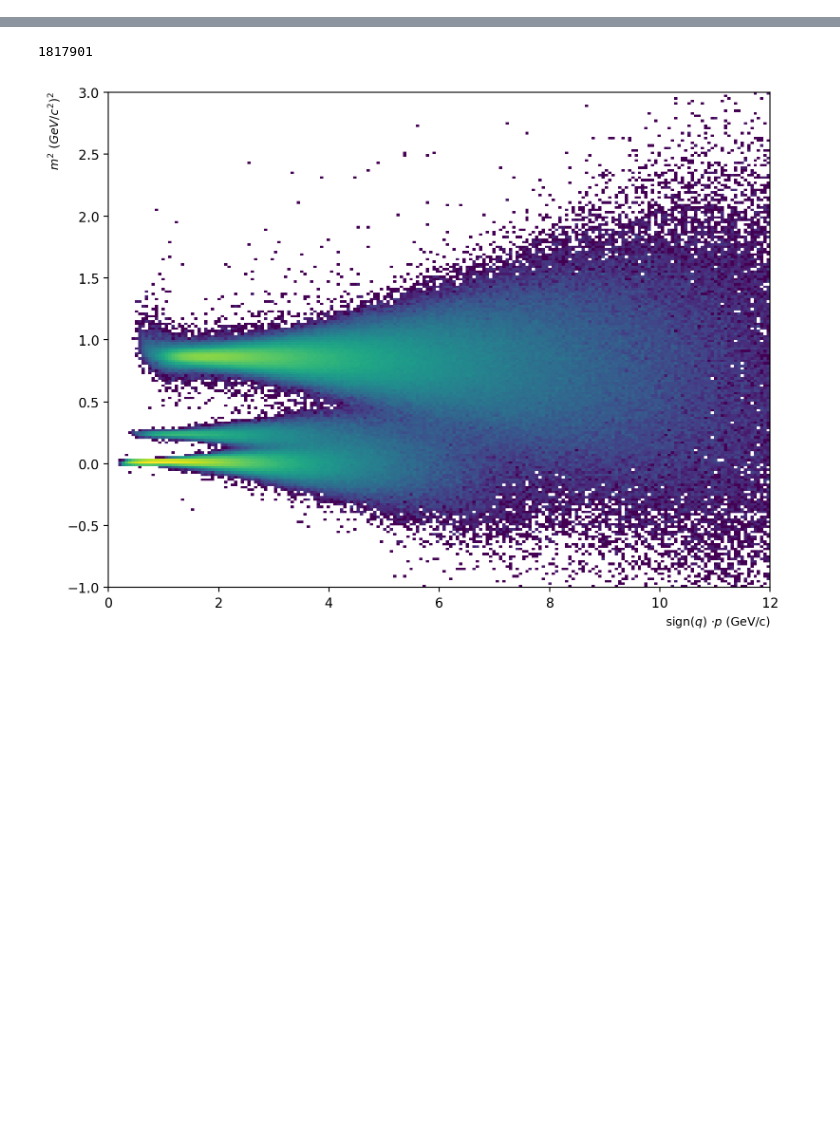
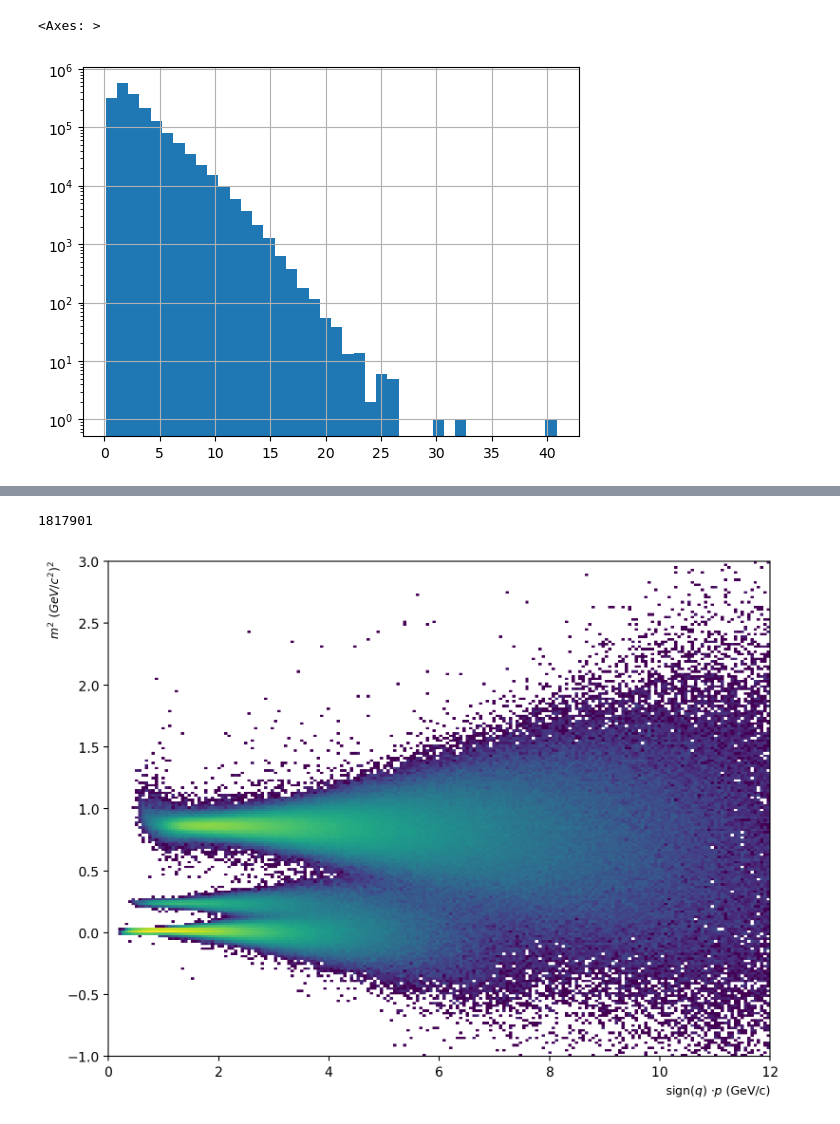
Before and after one commit to ficnawode/pid-ml-lssn, a Jupyter notebook: data_explo.ipynb, the cells around one changed output, grey strips where cells are left out. Drawn from its saved outputs; the diff is of its cells as text; code cells hidden in the pictures; blank space fills up the shorter version.

```diff
--- a/data_explo.ipynb
+++ b/data_explo.ipynb
@@ -8,3 +7,8 @@ from matplotlib import pyplot as plt
 import matplotlib
 # %%
 df = pd.read_csv('particle_data.csv')
+# %%
+df['p'].hist(log=True, bins=40)
+# %% [output]
+<Axes: >
+[figure, added]
```
Also changed, not shown: parts of 3 cells of this notebook, 3 other files.
